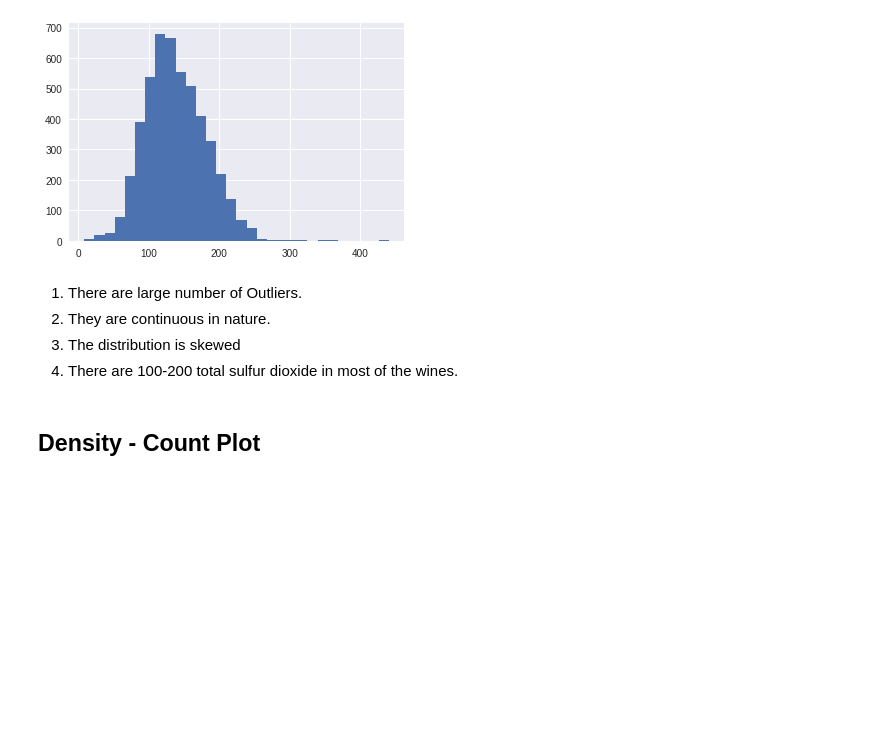
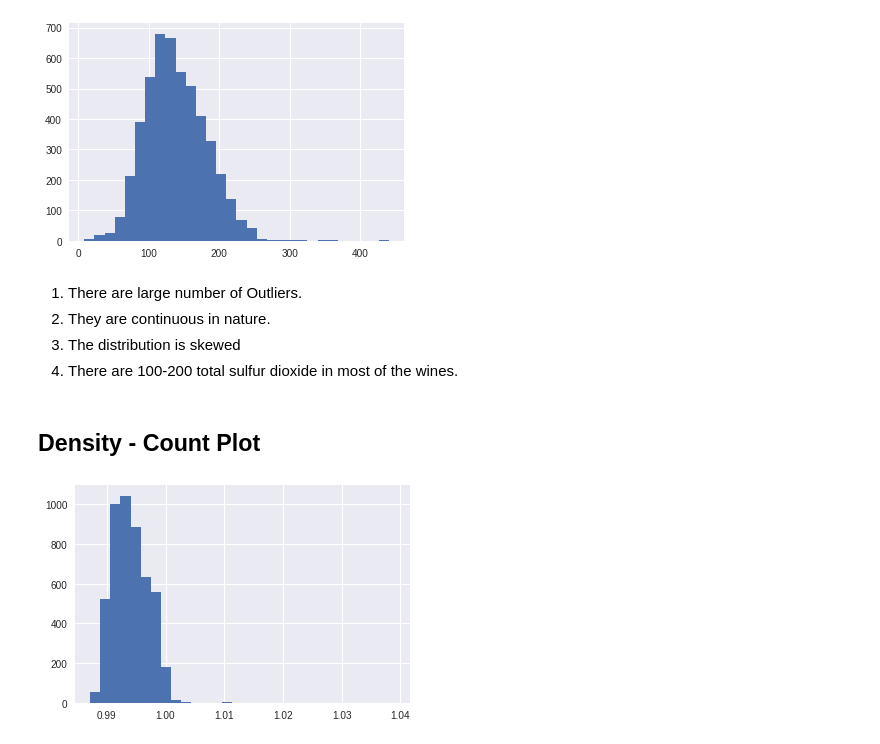
Before and after one commit to harjeevansingh/ML_ON1Acadview, a Jupyter notebook: assignment_7.ipynb, the cells around one changed output. Drawn from its saved outputs; the diff is of its cells as text; code cells hidden in the pictures; blank space fills up the shorter version.

```diff
--- a/assignment_7.ipynb
+++ b/assignment_7.ipynb
@@ -249,3 +251,8 @@ sns.despine()
 4.  There are 100-200 total sulfur dioxide in most of the wines.
 # %% [markdown]
 ## Density - Count Plot
+# %%
+plt.hist(df["density"],bins=30)
+sns.despine()
+# %% [output]
+[figure, added]
```
Also changed, not shown: parts of 63 cells of this notebook.
